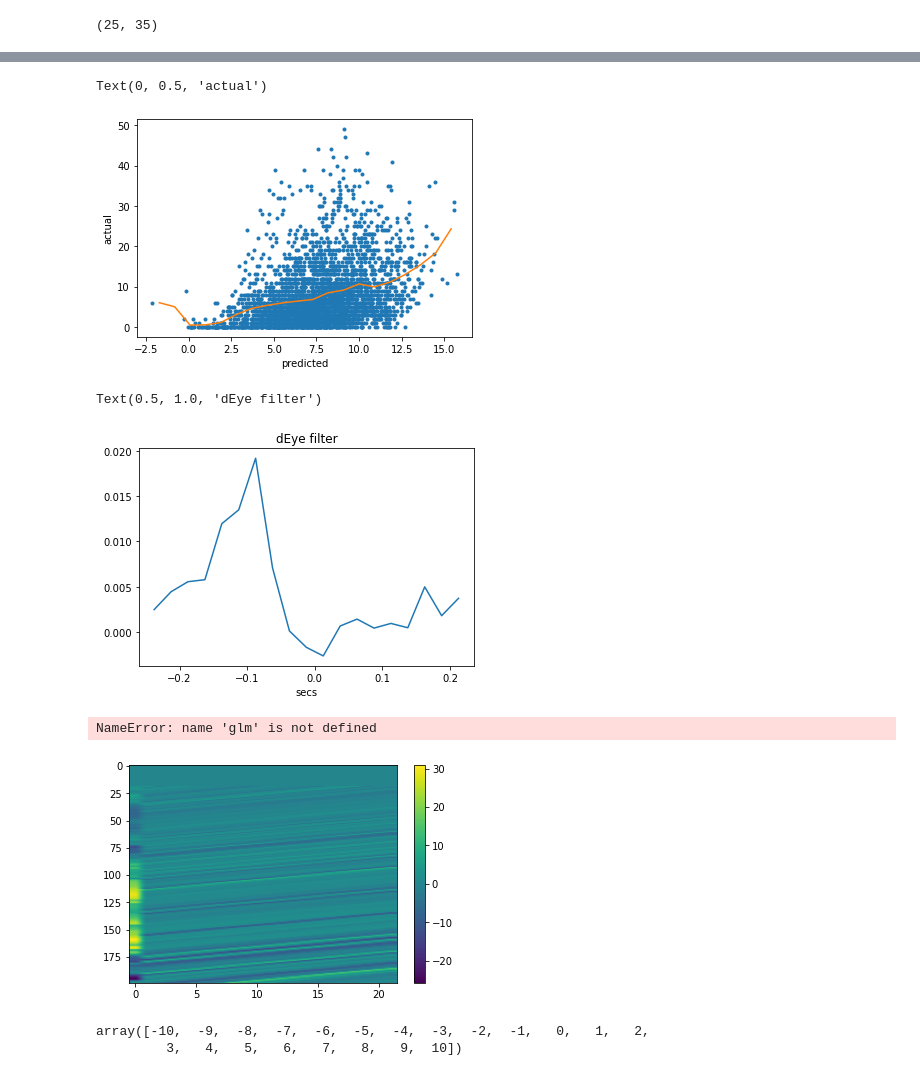
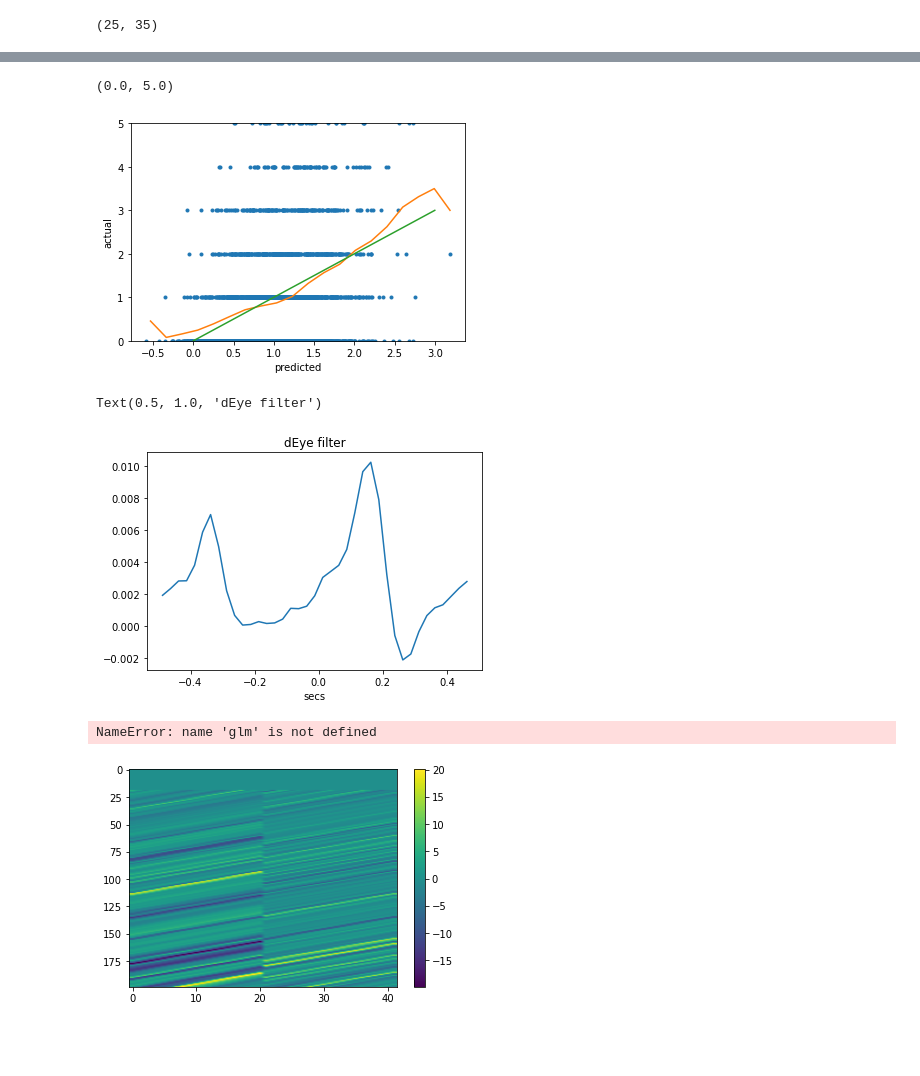
Before and after one commit to nielllab/FreelyMovingEphys, a Jupyter notebook: testing/correct_worldcam_testing.ipynb, the cells around one changed output, grey strips where cells are left out. Saved outputs shown, nothing was run; the diff lists cells and outputs as text; code cells hidden in the pictures; blank space fills up the shorter version.

```diff
--- a/testing/correct_worldcam_testing.ipynb
+++ b/testing/correct_worldcam_testing.ipynb
@@ -351,8 +351,8 @@ if free_move:
     #print(rotmap,rotrscore)
 
 else:
-    xmap = [-1.47,  0.32]
-    ymap =[0.3,  0.25]
+    xmap = [-1.33,  0.202]
+    ymap =[0.431,  1.07]  # values for 012821 fm
 # %% [output]
 [-1.33139436  0.20240829] 0.4039944273117062
 [0.43161144 1.03718537] 0.44548963088586646
@@ -612,3 +612,16 @@ plt.hist(model_active,50)
         150.14516833, 153.2451718 , 156.34517527]),
  <BarContainer object of 50 artists>)
 [figure]
+# %%
+# set up eye design matrix
+interval = 1;
+nt = 20;
+ngroup = 2;
+eyeDesign = np.zeros((len(model_t),ngroup*(interval*nt+1)));
+model_dth = np.diff(model_th)
+for t in range(interval*nt,len(model_th)- interval*nt):  # use np.roll instead, with roll = -range : interval, range
+    eyeDesign[t,:nt+1] =  model_dth[range(np.int(t-nt/2),np.int(t+nt/2+1)) ] - model_gz[range(np.int(t-nt/2),np.int(t+nt/2+1))]
+    eyeDesign[t,nt+1:2*(nt+1)] =  model_dth[range(np.int(t-nt/2),np.int(t+nt/2+1)) ] + model_gz[range(np.int(t-nt/2),np.int(t+nt/2+1))]
+plt.imshow(eyeDesign[1:200,:],aspect = 'auto'); plt.colorbar()
+eyeDesign[np.isnan(eyeDesign)] = 0
+trange = np.array(range(np.int(-nt/2),np.int(nt/2+1)))
@@ -615,8 +658,9 @@ plt.hist(model_active,50)
 # %%
+# add additional parameters
 nT = np.shape(model_nsp)[1]
-nparams = 20;
+nparams = 0;
 #params = np.zeros((nT,nparams))
-params = eyePos[:,:-2]
+#params = eyePos[:,:-3]
 #params[:,0] = model_dth.copy();
 np.shape(params)
 # %% [output]
@@ -682,6 +729,8 @@ for celln in tqdm(range(1)):
         Imat = np.eye(nk);
         Imat = linalg.block_diag(Imat,np.zeros((nparams+1,nparams+1)))
 
+
+
         D  = linalg.block_diag(Dx.toarray(),np.zeros((nparams+1,nparams+1)))
         lambdas = 1024 * (2**np.arange(0,16))
         nlam = len(lambdas)
@@ -706,6 +755,22 @@ for celln in tqdm(range(1)):
 
         # select best cross-validated lambda for RF
         best_lambda = np.argmin(msetest)
+
+        if nparams>0:
+            plt.figure()
+            for l in range(len(lambdas)):
+                #w = np.linalg.solve((XXtr + lambdas[l]*Imat), XYtr)  # equivalent of \ (left divide) in matlab
+                w = np.linalg.solve((XXtr + lambdas[best_lambda]*D + lambdas[l]*Imat_params), XYtr)  # equivalent of \ (left divide) in matlab
+                #w = np.linalg.solve((XXtr + lambdas[l]*(D + Imat)), XYtr)  # equivalent of \ (left divide) in matlab
+                msetrain[l] = np.mean((sps_train - x_train@w)**2)
+                msetest[l] = np.mean((sps_test - x_test@w)**2)
+
+                w_ridge[:,l] = w;
+
+                plt.subplot(4,4,l+1)
+                plt.plot(w[-nparams:-1])
+
+            best_lambda = np.argmin(msetest)
         ridge_rf = w_ridge[:,best_lambda]
 
         staPdf.savefig()
@@ -782,19 +858,20 @@ SpearmanrResult(correlation=0.3605915679670311, pvalue=0.0)
 # %%
 plt.plot(pred_smooth[::10],sp_smooth[::10],'.')
 binned_sp,bins,junk = stats.binned_statistic(pred_smooth,sp_smooth,'mean',20)
 plt.plot(0.5*(bins[:-1]+bins[1:]),binned_sp)
 plt.xlabel('predicted'); plt.ylabel('actual')
-#plt.plot([0,15],[0,15])
+plt.plot([0,3],[0,3])
+plt.ylim([0,5])
 # %% [output]
-Text(0, 0.5, 'actual')
+(0.0, 5.0)
-[figure, old version]
+[figure, new version]
 # %%
-paramfit = ridge_rf[-20:-1]
+paramfit = ridge_rf[-40:-1]
 plt.plot((np.arange(len(paramfit))-len(paramfit)/2)*model_dt,paramfit)
 plt.xlabel('secs'); plt.title('dEye filter')
 # %% [output]
 Text(0.5, 1.0, 'dEye filter')
-[figure, old version]
+[figure, new version]
 # %%
 sta = np.zeros((60*80))
 sta[goodpts[0]] = glm.beta_
@@ -806,19 +883,15 @@ NameError: name 'glm' is not defined
 # %%
 interval = 1;
 nt = 20;
-eyeDesign = np.zeros((len(model_t),interval*nt+2));
+ngroup = 2;
+eyeDesign = np.zeros((len(model_t),ngroup*(interval*nt+1)));
 model_dth = np.diff(model_th)
 for t in range(interval*nt,len(model_th)- interval*nt):  # use np.roll instead, with roll = -range : interval, range
-    eyeDesign[t,0] = model_th[t]
-    eyeDesign[t,1:nt+2] =  model_dth[range(np.int(t-nt/2),np.int(t+nt/2+1)) ] #+ model_gz[range(np.int(t-nt/2),np.int(t+nt/2+1))]
+    eyeDesign[t,:nt+1] =  model_dth[range(np.int(t-nt/2),np.int(t+nt/2+1)) ] - model_gz[range(np.int(t-nt/2),np.int(t+nt/2+1))]
+    eyeDesign[t,nt+1:2*(nt+1)] =  model_dth[range(np.int(t-nt/2),np.int(t+nt/2+1)) ] + model_gz[range(np.int(t-nt/2),np.int(t+nt/2+1))]
 plt.imshow(eyeDesign[1:200,:],aspect = 'auto'); plt.colorbar()
 eyeDesign[np.isnan(eyeDesign)] = 0
 trange = np.array(range(np.int(-nt/2),np.int(nt/2+1)))
 # %% [output]
-[figure, old version]
+[figure, new version]
-# %%
-trange
-# %% [output]
-array([-10,  -9,  -8,  -7,  -6,  -5,  -4,  -3,  -2,  -1,   0,   1,   2,
-         3,   4,   5,   6,   7,   8,   9,  10])
 # %%
```
Also changed, not shown: parts of 10 cells of this notebook.
